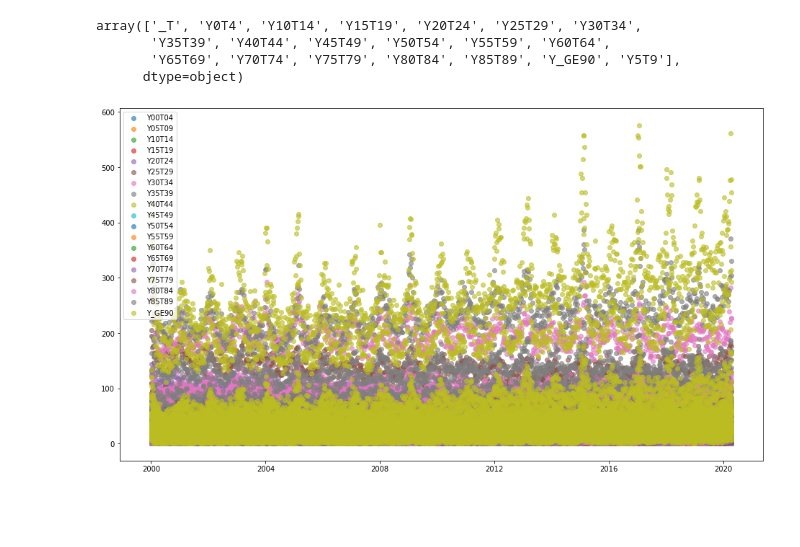
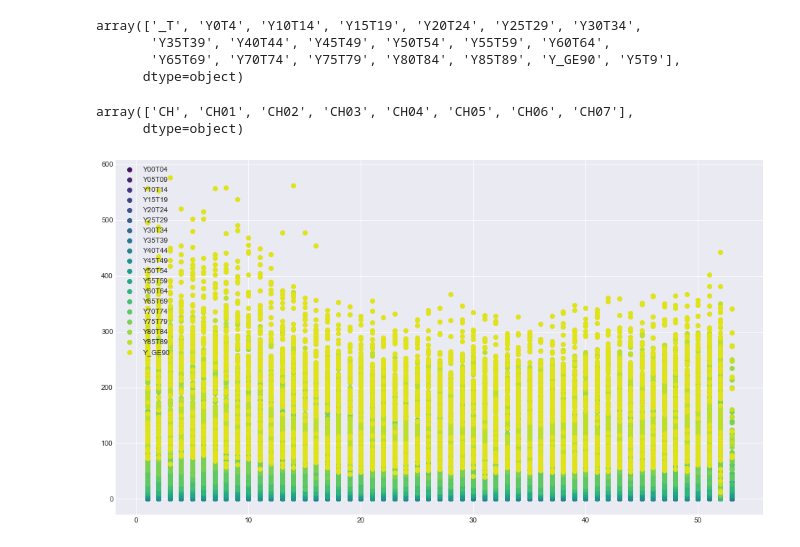
Before and after one commit to habi/TodesfaelleSchweiz, a Jupyter notebook: Todesfaelle.ipynb, the cells around one changed output. Saved outputs shown, nothing was run; the diff lists cells and outputs as text; code cells hidden in the pictures; blank space fills up the shorter version.

Commit message:
Plot weekly data split by age group
Especially for older age we see lots more people dying than usual.

```diff
--- a/Todesfaelle.ipynb
+++ b/Todesfaelle.ipynb
@@ -7,6 +7,8 @@ import matplotlib.pylab as plt
 import seaborn
 # %%
 # Set up figure defaults
-plt.rc('image', cmap='gray', interpolation='nearest')  # Display all images in b&w and with 'nearest' interpolation
 plt.rcParams['figure.figsize'] = (16, 9)  # Size up figures a bit
+# %%
+# Style plots
+plt.style.use('seaborn-darkgrid')
 # %%
@@ -21,9 +23,12 @@ if not os.path.isfile('master'):
 # Read the data
 data = pandas.read_csv('master', sep=';', low_memory=False)
 # %%
-# Generate week column from data
+# Generate date column from data
 # We have to artificially add a fake Monday ("+ '-1'") to make it nicely parseable 🤪
-data['ISOWEEK'] = [datetime.datetime.strptime(t + '-1', '%G-W%V-%w') for t in data['TIME_PERIOD']]
+data['Date'] = [datetime.datetime.strptime(t + '-1', '%G-W%V-%w') for t in data['TIME_PERIOD']]
+data['Year'] = [d.year for d in data['Date']]
+data['Month'] = [d.month for d in data['Date']]
+data['Week'] = [d.week for d in data['Date']]
 # %%
 # How is the age data saved?
 data['AGE'].unique()
@@ -39,14 +44,27 @@ data.drop(data.index[data['AGE'] == '_T'], inplace = True)
 # Rename the young ages to help with sorting
 data.replace('Y0T4','Y00T04', inplace=True)
 data.replace('Y5T9','Y05T09', inplace=True)
+# %%
+# How is the age data saved?
+data['GEO'].unique()
+# %% [output]
+array(['CH', 'CH01', 'CH02', 'CH03', 'CH04', 'CH05', 'CH06', 'CH07'],
+      dtype=object)
+# %%
+# The data is split up in regions.
+# Region 'CH' is the cumulative data (see two commented lines below), thus we remove all the other data
+# for geo in data.GEO.unique():
+#     print(geo, data[(data.Year==2010) & (data.GEO==geo)]['Obs_value'].sum())
+data.drop(data.index[data['GEO'] != 'CH'], inplace = True)
 # %%
 # Plot the data for each age
-for age in sorted(data['AGE'].unique()):
-    plt.scatter(data[data.AGE==age]['ISOWEEK'],
+for c, age in enumerate(sorted(data['AGE'].unique())):
+    plt.scatter(data[data.AGE==age]['Week'],
                 data[data.AGE==age]['Obs_value'],
                 label=age,
-                alpha=.618)
+                color=seaborn.color_palette('viridis',
+                                            len(data['AGE'].unique()))[c])
 plt.legend(loc='upper left')
 plt.show()
 # %% [output]
-[figure, old version]
+[figure, new version]
```
Also changed, not shown: parts of 5 cells of this notebook.
